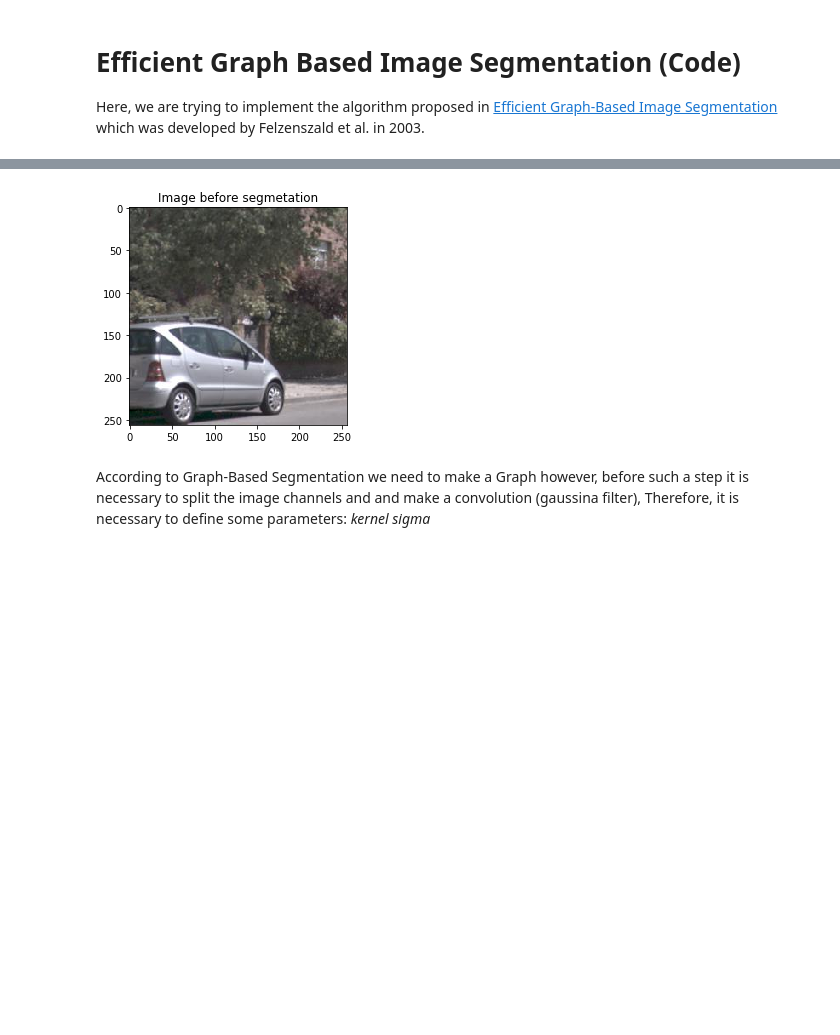
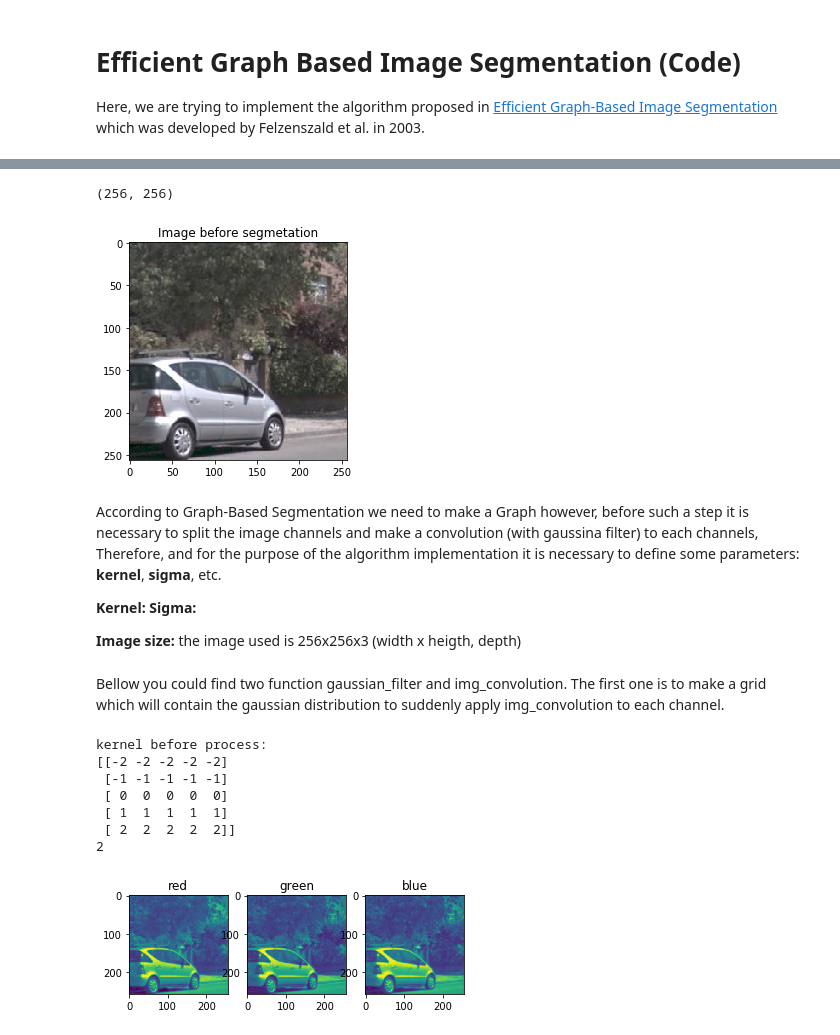
Before and after one commit to xavysp/EGBI_segmentation, a Jupyter notebook: EGBIseg.ipynb, the cells around one changed output, grey strips where cells are left out. Drawn from its saved outputs; the diff is of its cells as text; code cells hidden in the pictures; blank space fills up the shorter version.

Commit message:
gaussian ditribution and convolution

```diff
--- a/EGBIseg.ipynb
+++ b/EGBIseg.ipynb
@@ -18,9 +19,72 @@ img.load()
 plt.title("Image before segmetation")
 plt.imshow(img)
 plt.draw()
+print (img.size)
 # %% [output]
+(256, 256)
 [figure]
 # %% [markdown]
-According to Graph-Based Segmentation we need to make a Graph however, before such a step it is necessary to split the image channels and and make a convolution (gaussina filter), Therefore, it is necessary to define some parameters:
-_kernel_
-_sigma_
+According to Graph-Based Segmentation we need to make a Graph however, before such a step it is necessary to split the image channels and make a convolution (with gaussina filter) to each channels, Therefore, and for the purpose of the algorithm implementation it is necessary to define some parameters:
+**kernel**, **sigma**, etc.
+
+**Kernel:**
+**Sigma:**
+
+**Image size:** the image used is 256x256x3 (width x heigth, depth)
+# %%
+neighbor = 10
+sigma = 0.5
+kernel = 5
+min_size = 256
+img_size = img.size
+# %% [markdown]
+Bellow you could find two function gaussian_filter and img_convolution. The first one is to make a grid which will contain the gaussian distribution to suddenly apply img_convolution to each channel.
+# %%
+def gaussian_filter(kernel_size, sigma):
+    mi = (np.int(np.float(kernel_size)/2))
+    ma = mi+1
+    x,y = np.mgrid[-mi:ma,-mi:ma]
+    g_filter = np.exp(mi**2) * np.exp(-0.5*(x**2 + y **2))
+    return g_filter/g_filter.sum(), x, y
+
+
+# image convolution
+def img_convolution(channel, gaussian_kernel):
+    channel = convolve2d(channel,gaussian_kernel, mode='same')
+    return channel
+# %%
+
+r,g,b = img.split()
+r = np.float32(np.asarray(r))
+g = np.float32(np.asarray(g))
+b = np.float32(np.asarray(b))
+gaussian_kernel, x, y = gaussian_filter(kernel, sigma)
+
+r = img_convolution(r,gaussian_kernel)
+g = img_convolution(g, gaussian_kernel)
+b = img_convolution(b,gaussian_kernel)
+
+print("kernel before process:")
+print(x)
+print(y)
+
+fig = plt.figure()
+sub_fig = fig.add_subplot(1,3,1)
+img_plot = plt.imshow(r)
+sub_fig.set_title('red')
+sub_fig = fig.add_subplot(1,3,2)
+img_plot = plt.imshow(g)
+sub_fig.set_title('green')
+sub_fig = fig.add_subplot(1,3,3)
+img_plot = plt.imshow(b)
+sub_fig.set_title('blue')
+plt.draw()
+# %% [output]
+kernel before process:
+[[-2 -2 -2 -2 -2]
+ [-1 -1 -1 -1 -1]
+ [ 0  0  0  0  0]
+ [ 1  1  1  1  1]
+ [ 2  2  2  2  2]]
+2
+[figure, added]
```
Also changed, not shown: parts of 2 cells of this notebook.
